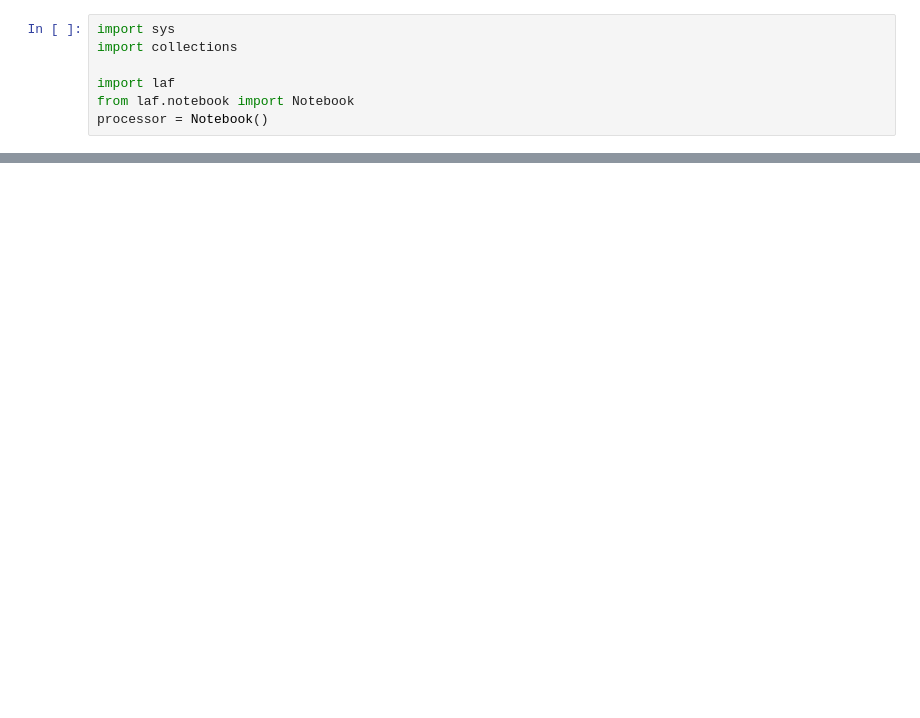
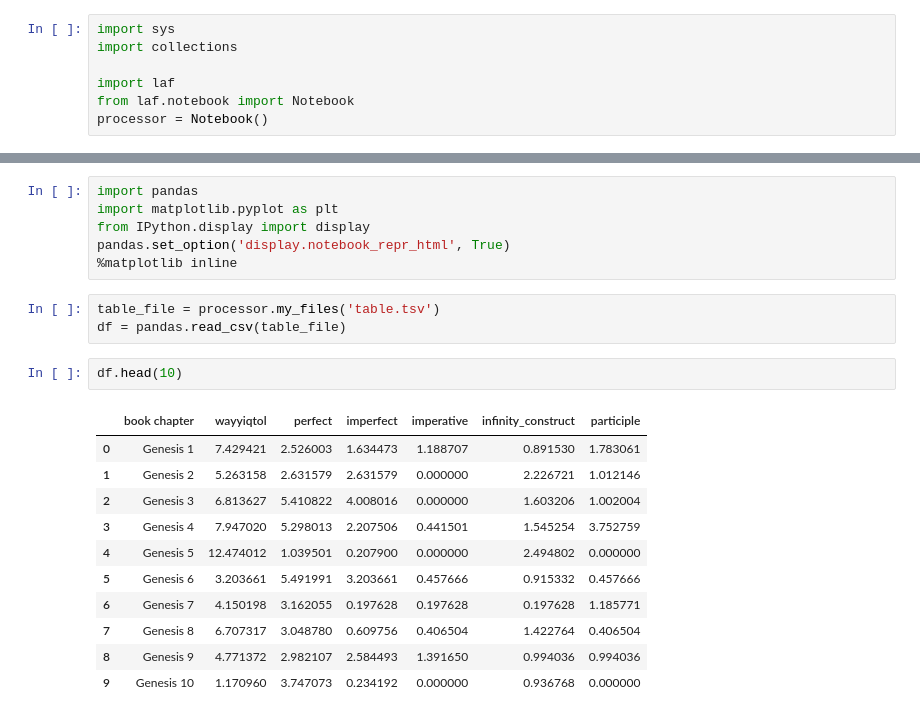
Before and after one commit to ETCBC/study, a Jupyter notebook: Tense.ipynb, the cells around one changed output, grey strips where cells are left out. Cells and saved outputs as stored; diff of their text form; blank space fills up the shorter version.

```diff
--- a/Tense.ipynb
+++ b/Tense.ipynb
@@ -62,0 +133,23 @@ table = processor.add_output('table.tsv')
+# %%
+import pandas
+import matplotlib.pyplot as plt
+from IPython.display import display
+pandas.set_option('display.notebook_repr_html', True)
+%matplotlib inline
+# %%
+table_file = processor.my_files('table.tsv')
+df = pandas.read_csv(table_file)
+# %%
+df.head(10)
+# %% [output]
+|  | book chapter | wayyiqtol | perfect | imperfect | imperative | infinity_construct | participle |
+| 0 | Genesis 1 | 7.429421 | 2.526003 | 1.634473 | 1.188707 | 0.891530 | 1.783061 |
+| 1 | Genesis 2 | 5.263158 | 2.631579 | 2.631579 | 0.000000 | 2.226721 | 1.012146 |
+| 2 | Genesis 3 | 6.813627 | 5.410822 | 4.008016 | 0.000000 | 1.603206 | 1.002004 |
+| 3 | Genesis 4 | 7.947020 | 5.298013 | 2.207506 | 0.441501 | 1.545254 | 3.752759 |
+| 4 | Genesis 5 | 12.474012 | 1.039501 | 0.207900 | 0.000000 | 2.494802 | 0.000000 |
+| 5 | Genesis 6 | 3.203661 | 5.491991 | 3.203661 | 0.457666 | 0.915332 | 0.457666 |
+| 6 | Genesis 7 | 4.150198 | 3.162055 | 0.197628 | 0.197628 | 0.197628 | 1.185771 |
+| 7 | Genesis 8 | 6.707317 | 3.048780 | 0.609756 | 0.406504 | 1.422764 | 0.406504 |
+| 8 | Genesis 9 | 4.771372 | 2.982107 | 2.584493 | 1.391650 | 0.994036 | 0.994036 |
+| 9 | Genesis 10 | 1.170960 | 3.747073 | 0.234192 | 0.000000 | 0.936768 | 0.000000 |
```
Also changed, not shown: parts of 7 cells of this notebook.
